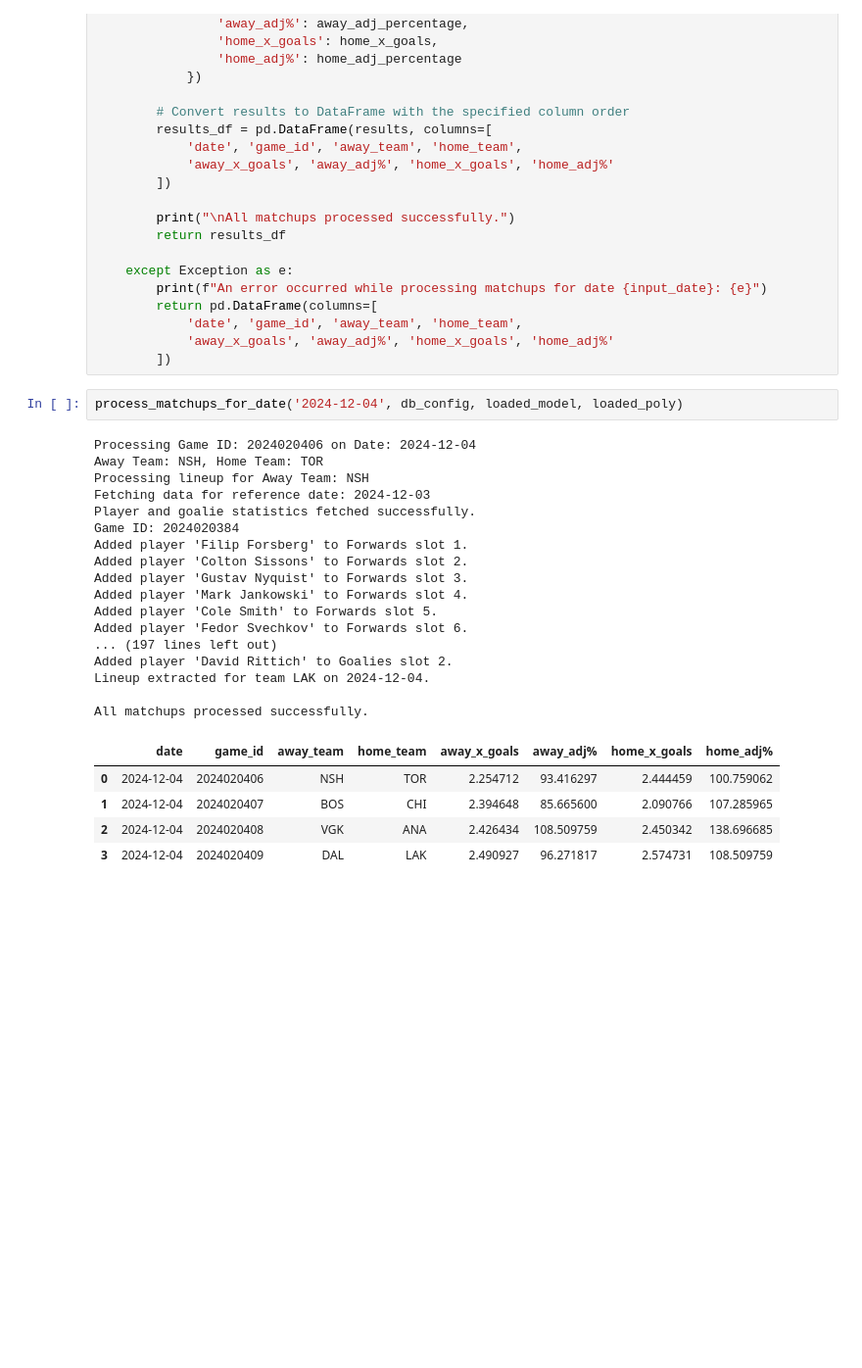
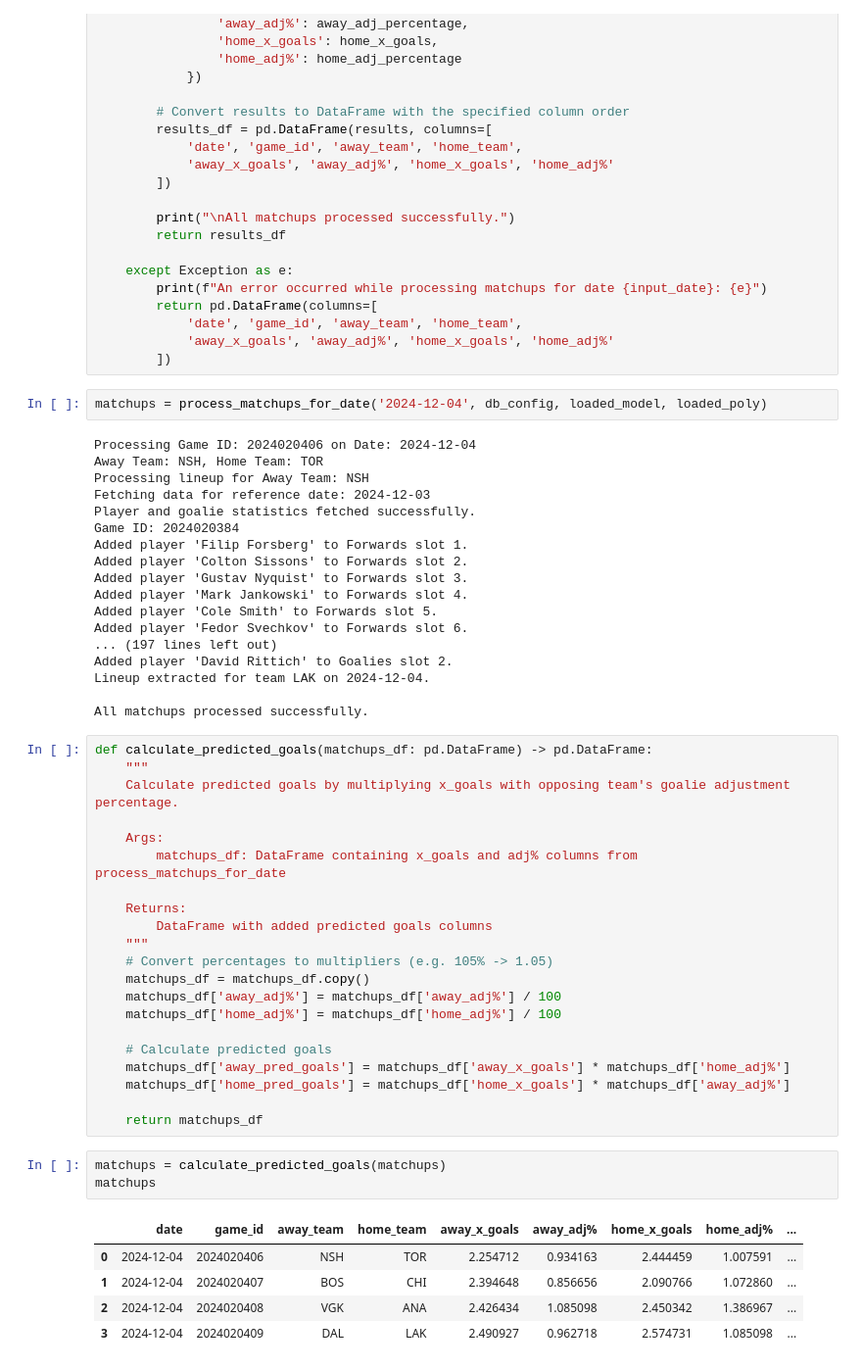
Before and after one commit to bwista/accurateshothelper, a Jupyter notebook: xgm_model_01.ipynb, the cells around one changed output. Shown at 98% size. Cells and saved outputs as stored; diff of their text form; blank space fills up the shorter version.

Commit message:
add calculate_predicted_goals and calculate_win_probabilties to xgm_model_01

```diff
--- a/xgm_model_01.ipynb
+++ b/xgm_model_01.ipynb
@@ -1548,7 +1548,7 @@ def process_matchups_for_date(
             'away_x_goals', 'away_adj%', 'home_x_goals', 'home_adj%'
         ])
 # %%
-process_matchups_for_date('2024-12-04', db_config, loaded_model, loaded_poly)
+matchups = process_matchups_for_date('2024-12-04', db_config, loaded_model, loaded_poly)
 # %% [output]
 Processing Game ID: 2024020406 on Date: 2024-12-04
 Away Team: NSH, Home Team: TOR
@@ -1567,8 +1567,33 @@ Added player 'David Rittich' to Goalies slot 2.
 Lineup extracted for team LAK on 2024-12-04.
 
 All matchups processed successfully.
-|  | date | game_id | away_team | home_team | away_x_goals | away_adj% | home_x_goals | home_adj% |
-| 0 | 2024-12-04 | 2024020406 | NSH | TOR | 2.254712 | 93.416297 | 2.444459 | 100.759062 |
-| 1 | 2024-12-04 | 2024020407 | BOS | CHI | 2.394648 | 85.665600 | 2.090766 | 107.285965 |
-| 2 | 2024-12-04 | 2024020408 | VGK | ANA | 2.426434 | 108.509759 | 2.450342 | 138.696685 |
-| 3 | 2024-12-04 | 2024020409 | DAL | LAK | 2.490927 | 96.271817 | 2.574731 | 108.509759 |
+# %%
+def calculate_predicted_goals(matchups_df: pd.DataFrame) -> pd.DataFrame:
+    """
+    Calculate predicted goals by multiplying x_goals with opposing team's goalie adjustment percentage.
+
+    Args:
+        matchups_df: DataFrame containing x_goals and adj% columns from process_matchups_for_date
+
+    Returns:
+        DataFrame with added predicted goals columns
+    """
+    # Convert percentages to multipliers (e.g. 105% -> 1.05)
+    matchups_df = matchups_df.copy()
+    matchups_df['away_adj%'] = matchups_df['away_adj%'] / 100
+    matchups_df['home_adj%'] = matchups_df['home_adj%'] / 100
+
+    # Calculate predicted goals
+    matchups_df['away_pred_goals'] = matchups_df['away_x_goals'] * matchups_df['home_adj%']
+    matchups_df['home_pred_goals'] = matchups_df['home_x_goals'] * matchups_df['away_adj%']
+
+    return matchups_df
+# %%
+matchups = calculate_predicted_goals(matchups)
+matchups
+# %% [output]
+|  | date | game_id | away_team | home_team | away_x_goals | away_adj% | home_x_goals | home_adj% | ... |
+| 0 | 2024-12-04 | 2024020406 | NSH | TOR | 2.254712 | 0.934163 | 2.444459 | 1.007591 | ... |
+| 1 | 2024-12-04 | 2024020407 | BOS | CHI | 2.394648 | 0.856656 | 2.090766 | 1.072860 | ... |
+| 2 | 2024-12-04 | 2024020408 | VGK | ANA | 2.426434 | 1.085098 | 2.450342 | 1.386967 | ... |
+| 3 | 2024-12-04 | 2024020409 | DAL | LAK | 2.490927 | 0.962718 | 2.574731 | 1.085098 | ... |
```
Also changed, not shown: parts of 2 cells of this notebook.
